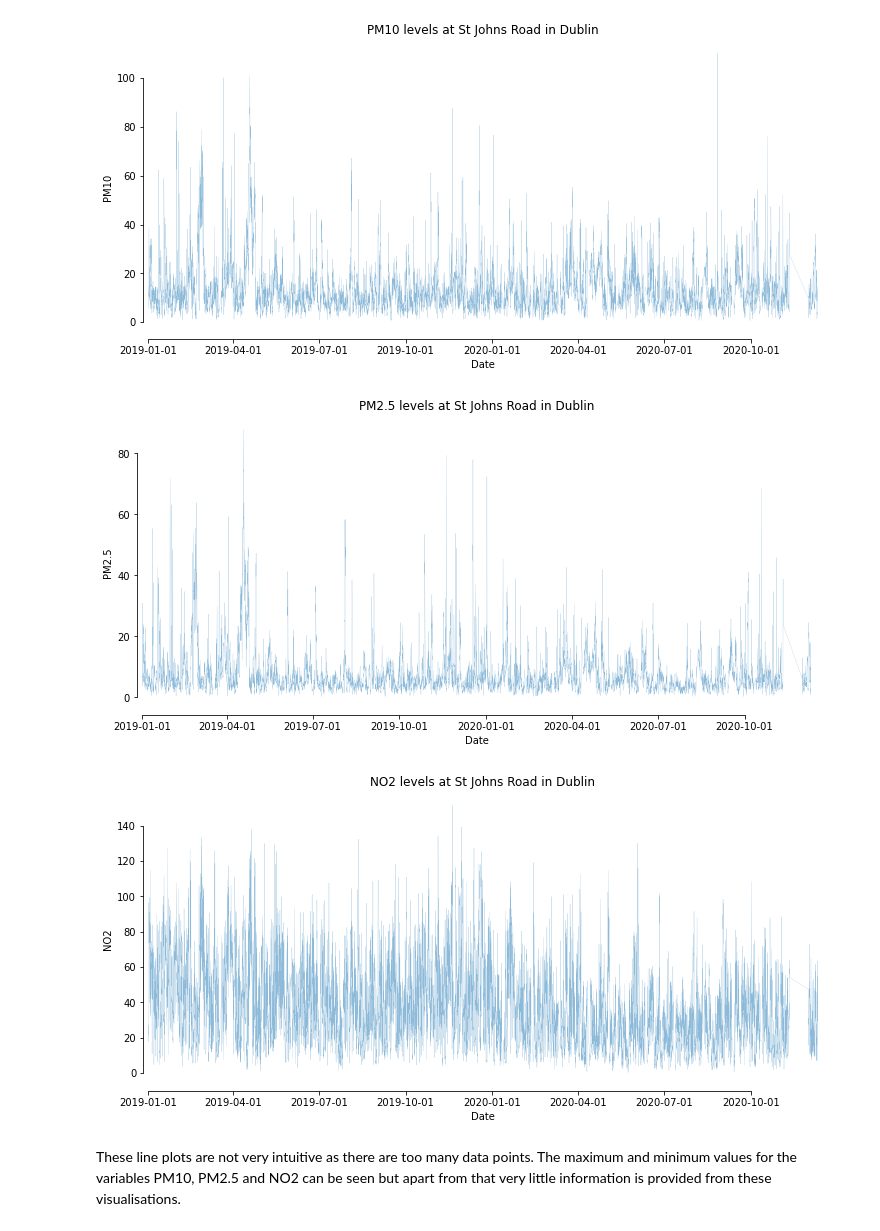
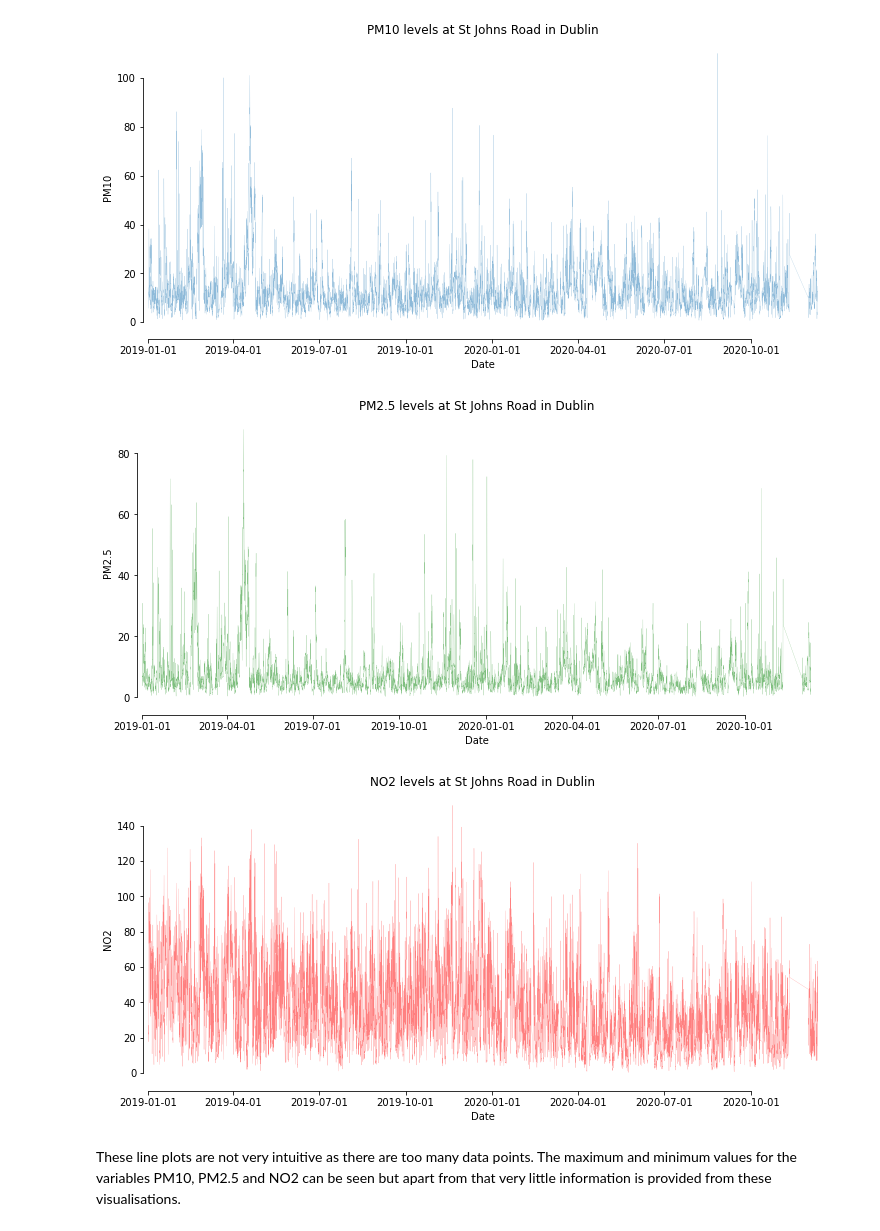
Before and after one commit to beccycole/Data-Visualisation-Project, a Jupyter notebook: St John's Road Monitoring Station.ipynb, the cells around one changed output. Saved outputs shown, nothing was run; the diff lists cells and outputs as text; code cells hidden in the pictures.

```diff
--- a/St John's Road Monitoring Station.ipynb
+++ b/St John's Road Monitoring Station.ipynb
@@ -239,6 +241,6 @@ df.head(3)
 # %%
-# rename the column name PM2.5 as not recognised when creating plots
-df.rename(columns = {'PM2.5':'PM25'}, inplace = True)
+# rename the column name PM2 5 as not recognised when creating plots
+df.rename(columns = {'PM2 5':'PM25'}, inplace = True)
 
 # check the column name has changed
 df.head(2)
@@ -382,25 +396,25 @@ sns.despine(offset=5, trim=True)
 fig, ax = plt.subplots(figsize=(12,6))
 
 # plot PM2.5 levels from January 2019 to October 2020
-df.PM25.plot(lw=0.2, alpha=0.5)
+df.PM25.plot(lw=0.2, alpha=0.5, color='Green')
 
 # add title and axis labels to plot
 ax.set(title='PM2.5 levels at St Johns Road in Dublin', xlabel='Date', ylabel='PM2.5')
 sns.despine(offset=5, trim=True)
 # %% [output]
-[figure, old version]
+[figure, new version]
 # %%
 # set the size of the plot
 fig, ax = plt.subplots(figsize=(12,6))
 
 # plot NO2 levels from January 2019 to October 2020
-df.NO2.plot(lw=0.2, alpha=0.5)
+df.NO2.plot(lw=0.2, alpha=0.5, color='red')
 
 # add title and axis labels to plot
 ax.set(title='NO2 levels at St Johns Road in Dublin', xlabel='Date', ylabel='NO2')
 sns.despine(offset=5, trim=True)
 # %% [output]
-[figure, old version]
+[figure, new version]
 # %% [markdown]
 These line plots are not very intuitive as there are too many data points. The maximum and minimum values for the variables PM10, PM2.5 and NO2 can be seen but apart from that very little information is provided from these visualisations.
 # %% [markdown]
```
Also changed, not shown: parts of 25 cells of this notebook, 2 other files.
